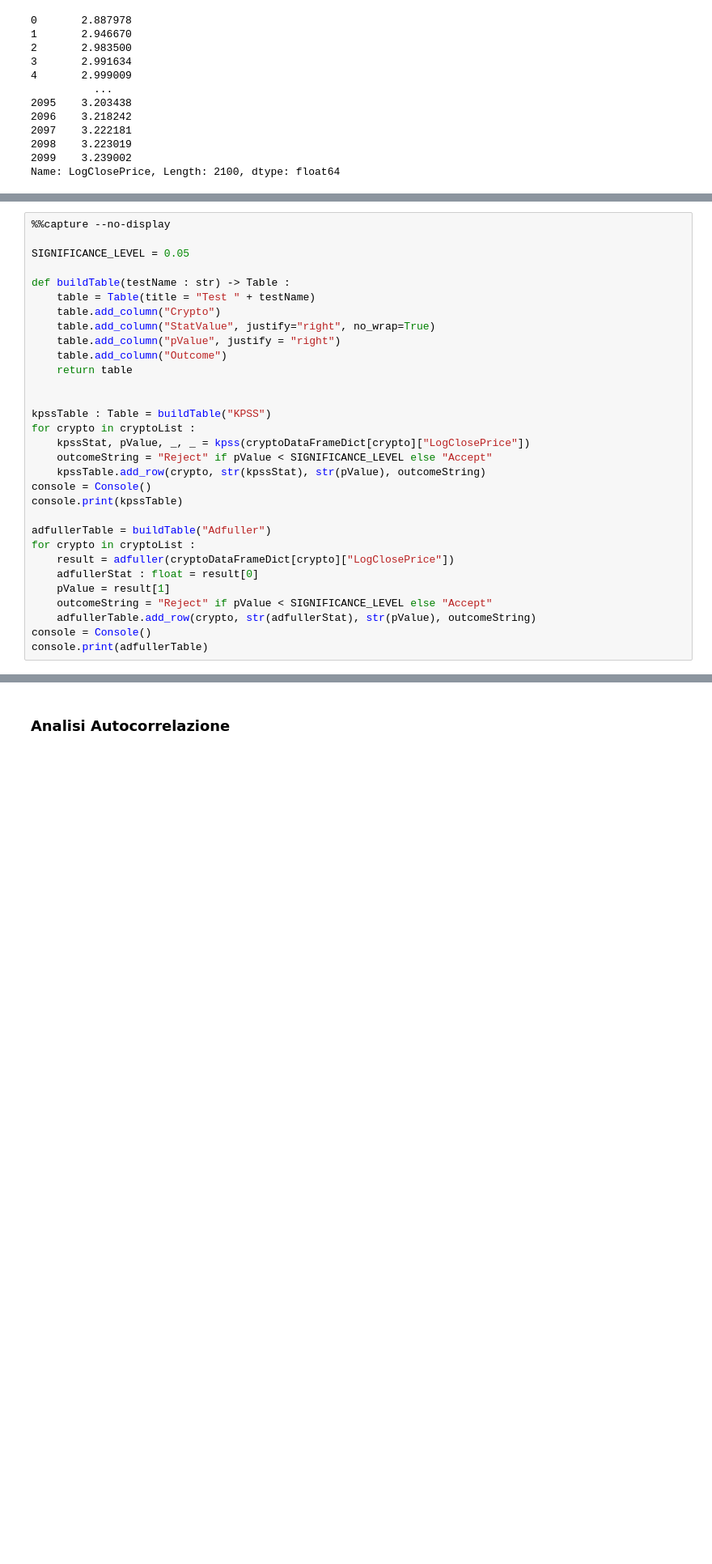
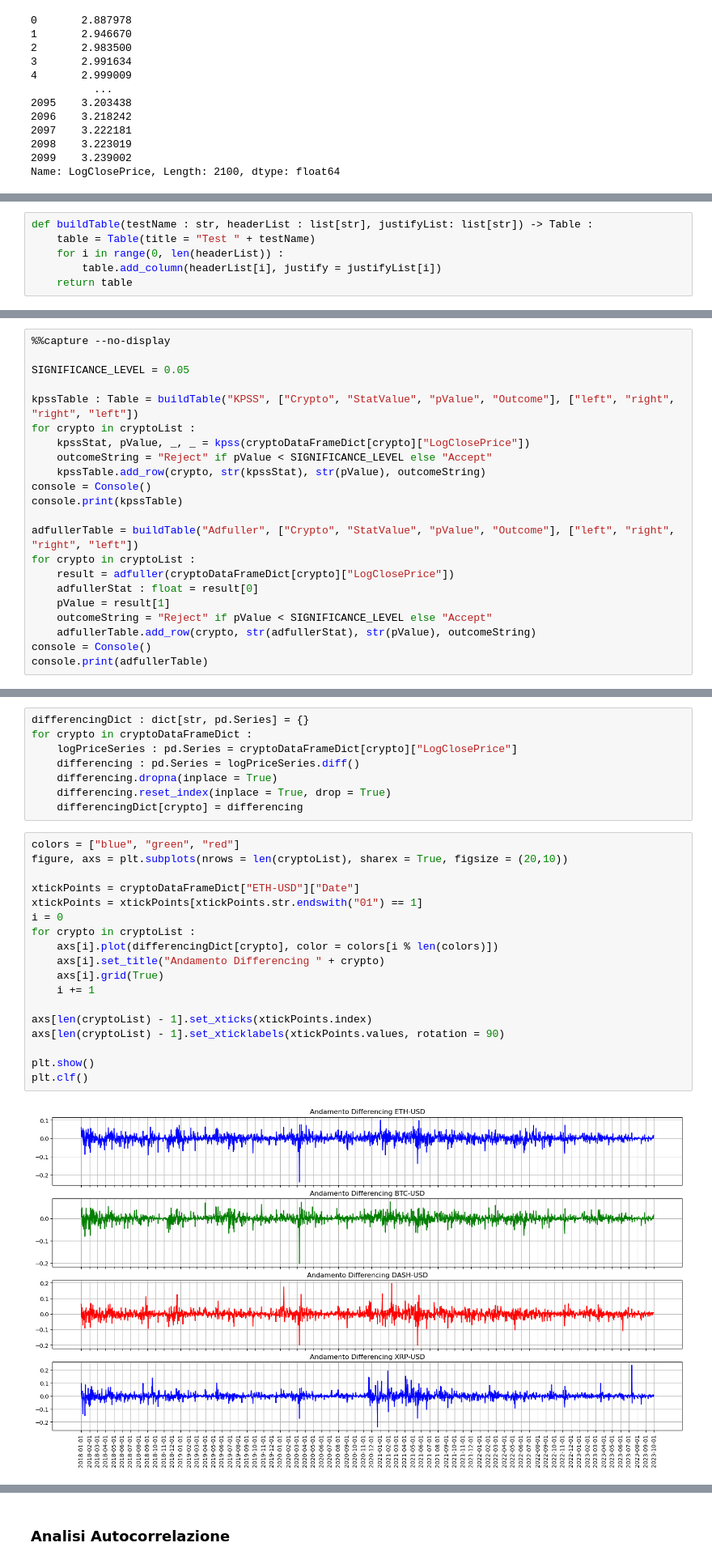
Before and after one commit to SimoneNicosanti/MPSMF_Project, a Jupyter notebook: Progetto.ipynb, the cells around one changed output, grey strips where cells are left out. Shown at 81% size. Saved outputs shown, nothing was run; the diff lists cells and outputs as text; blank space fills up the shorter version.

```diff
--- a/Progetto.ipynb
+++ b/Progetto.ipynb
@@ -124,0 +126,6 @@ Nel nostro caso vogliamo:
+# %%
+def buildTable(testName : str, headerList : list[str], justifyList: list[str]) -> Table :
+    table = Table(title = "Test " + testName)
+    for i in range(0, len(headerList)) :
+        table.add_column(headerList[i], justify = justifyList[i])
+    return table
@@ -127,16 +136,7 @@ Nel nostro caso vogliamo:
 
 SIGNIFICANCE_LEVEL = 0.05
 
-def buildTable(testName : str) -> Table :
-    table = Table(title = "Test " + testName)
-    table.add_column("Crypto")
-    table.add_column("StatValue", justify="right", no_wrap=True)
-    table.add_column("pValue", justify = "right")
-    table.add_column("Outcome")
-    return table
-
-
-kpssTable : Table = buildTable("KPSS")
+kpssTable : Table = buildTable("KPSS", ["Crypto", "StatValue", "pValue", "Outcome"], ["left", "right", "right", "left"])
 for crypto in cryptoList :
     kpssStat, pValue, _, _ = kpss(cryptoDataFrameDict[crypto]["LogClosePrice"])
     outcomeString = "Reject" if pValue < SIGNIFICANCE_LEVEL else "Accept"
@@ -144,7 +144,7 @@ for crypto in cryptoList :
 console = Console()
 console.print(kpssTable)
 
-adfullerTable = buildTable("Adfuller")
+adfullerTable = buildTable("Adfuller", ["Crypto", "StatValue", "pValue", "Outcome"], ["left", "right", "right", "left"])
 for crypto in cryptoList :
     result = adfuller(cryptoDataFrameDict[crypto]["LogClosePrice"])
     adfullerStat : float = result[0]
@@ -178,0 +191,28 @@ console.print(adfullerTable)
+# %%
+differencingDict : dict[str, pd.Series] = {}
+for crypto in cryptoDataFrameDict :
+    logPriceSeries : pd.Series = cryptoDataFrameDict[crypto]["LogClosePrice"]
+    differencing : pd.Series = logPriceSeries.diff()
+    differencing.dropna(inplace = True)
+    differencing.reset_index(inplace = True, drop = True)
+    differencingDict[crypto] = differencing
+# %%
+colors = ["blue", "green", "red"]
+figure, axs = plt.subplots(nrows = len(cryptoList), sharex = True, figsize = (20,10))
+
+xtickPoints = cryptoDataFrameDict["ETH-USD"]["Date"]
+xtickPoints = xtickPoints[xtickPoints.str.endswith("01") == 1]
+i = 0
+for crypto in cryptoList :
+    axs[i].plot(differencingDict[crypto], color = colors[i % len(colors)])
+    axs[i].set_title("Andamento Differencing " + crypto)
+    axs[i].grid(True)
+    i += 1
+
+axs[len(cryptoList) - 1].set_xticks(xtickPoints.index)
+axs[len(cryptoList) - 1].set_xticklabels(xtickPoints.values, rotation = 90)
+
+plt.show()
+plt.clf()
+# %% [output]
+[figure, added]
```
Also changed, not shown: parts of 28 cells of this notebook, 3 other files.
